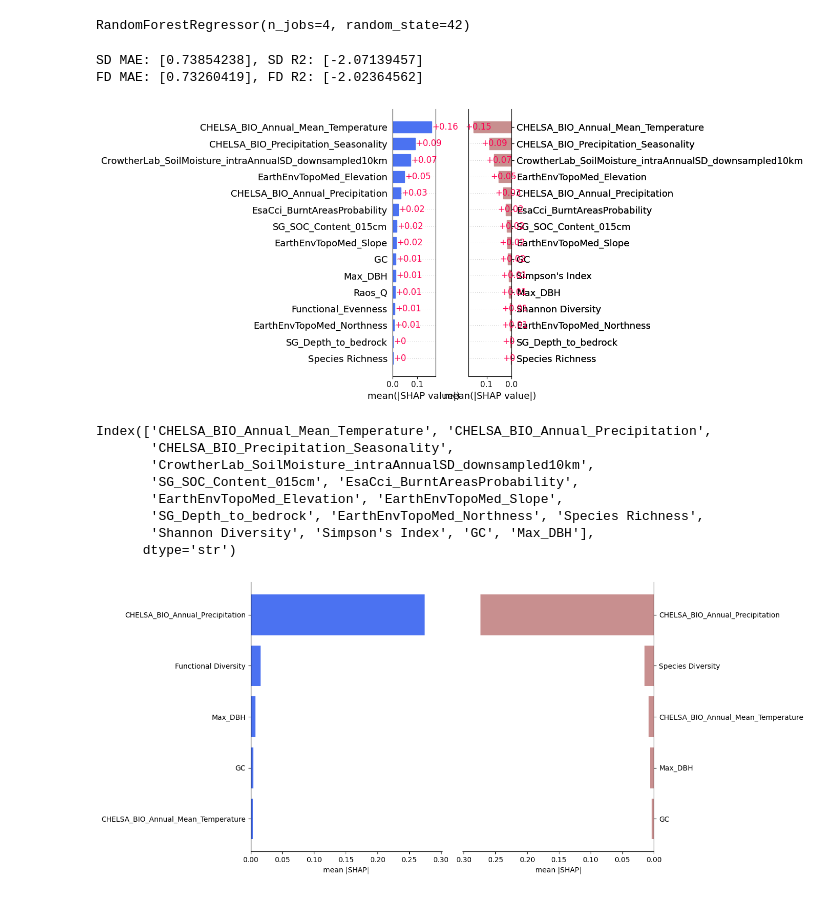
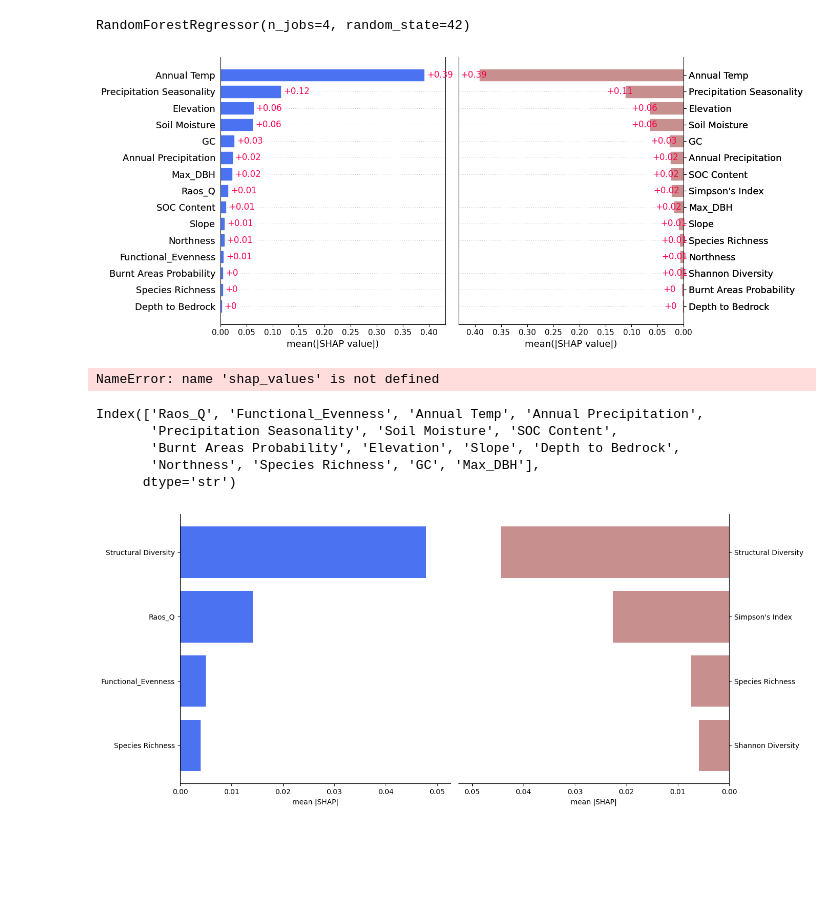
Before and after one commit to qiulinlx/FD_Stability, a Jupyter notebook: eval_notebook2.ipynb, the cells around one changed output. Drawn from its saved outputs; the diff is of its cells as text; code cells hidden in the pictures; blank space fills up the shorter version.

```diff
--- a/eval_notebook2.ipynb
+++ b/eval_notebook2.ipynb
@@ -333,3 +471,3 @@ Species Diversity - MAE: [0.17666572], R²: [0.25558627]
 # %%
-fsub_df=fbiome_dfs['Temperate conifer forests']
-ssub_df=sbiome_dfs['Temperate conifer forests']
+fsub_df=fbiome_dfs['Temperate broadleaf forests']
+ssub_df=sbiome_dfs['Temperate broadleaf forests']
@@ -336,6 +531,6 @@ ssub_df=sbiome_dfs['Temperate conifer forests']
 # %%
-fX_train, fy_train, fX_test, fy_test = train_test_split(fsub_df, 42, 0.2)
-sX_train, sy_train, sX_test, sy_test = train_test_split(ssub_df, 42, 0.2)
+fX_train, fy_train, fX_test, fy_test = train_test_split(fsub_df, 12, 0.4)
+sX_train, sy_train, sX_test, sy_test = train_test_split(ssub_df, 12, 0.4)
 
 # f_cols = ["Raos_Q", "Functional_Evenness", "Species Richness", "WSCI"]  # replace with your columns
 # s_cols = ["Simpson's Index", 'Shannon Diversity', 'Species Richness', 'WSCI']  # replace with your columns
@@ -360,15 +555,6 @@ sd_reg.fit(sX_train, sy_train)
 fd_reg.fit(fX_train, fy_train)
 # %% [output]
 RandomForestRegressor(n_jobs=4, random_state=42)
-# %%
-smae, sr2 = quick_eval(sd_reg, sX_test, sy_test)
-fmae, fr2 = quick_eval(fd_reg, fX_test, fy_test)
-
-print(f"SD MAE: {smae}, SD R2: {sr2}")
-print(f"FD MAE: {fmae}, FD R2: {fr2}")
-# %% [output]
-SD MAE: [0.73854238], SD R2: [-2.07139457]
-FD MAE: [0.73260419], FD R2: [-2.02364562]
 # %%
 from sklearn.inspection import partial_dependence
 import matplotlib.pyplot as plt
@@ -378,30 +564,45 @@ fshap_df, fexplainer, sshap_df, sexplainer = SHAP_plots_v1(
     fd_reg, sd_reg, fX_test, sX_test
 )
 # %% [output]
-[figure, old version]
+[figure, new version]
+# %%
+shap.plots.waterfall(shap_values[sample_ind], max_display=14)
+# %% [output]
+NameError: name 'shap_values' is not defined
 # %%
-sX_test.columns
+fX_test = fX_test.rename(columns={'CHELSA_BIO_Annual_Mean_Temperature': 'Annual Temp', 'CHELSA_BIO_Annual_Precipitation': 'Annual Precipitation',
+       'CHELSA_BIO_Precipitation_Seasonality': 'Precipitation Seasonality',
+       'CrowtherLab_SoilMoisture_intraAnnualSD_downsampled10km': 'Soil Moisture',
+       'SG_SOC_Content_015cm': 'SOC Content', 'EsaCci_BurntAreasProbability': 'Burnt Areas Probability',
+       'EarthEnvTopoMed_Elevation': 'Elevation', 'EarthEnvTopoMed_Slope': 'Slope',
+       'SG_Depth_to_bedrock': 'Depth to Bedrock', 'EarthEnvTopoMed_Northness': 'Northness'})
+
+sX_test = sX_test.rename(columns={'CHELSA_BIO_Annual_Mean_Temperature': 'Annual Temp', 'CHELSA_BIO_Annual_Precipitation': 'Annual Precipitation',
+       'CHELSA_BIO_Precipitation_Seasonality': 'Precipitation Seasonality',
+       'CrowtherLab_SoilMoisture_intraAnnualSD_downsampled10km': 'Soil Moisture',
+       'SG_SOC_Content_015cm': 'SOC Content', 'EsaCci_BurntAreasProbability': 'Burnt Areas Probability',
+       'EarthEnvTopoMed_Elevation': 'Elevation', 'EarthEnvTopoMed_Slope': 'Slope',
+       'SG_Depth_to_bedrock': 'Depth to Bedrock', 'EarthEnvTopoMed_Northness': 'Northness'})
-# %% [output]
-Index(['CHELSA_BIO_Annual_Mean_Temperature', 'CHELSA_BIO_Annual_Precipitation',
-       'CHELSA_BIO_Precipitation_Seasonality',
-       'CrowtherLab_SoilMoisture_intraAnnualSD_downsampled10km',
-       'SG_SOC_Content_015cm', 'EsaCci_BurntAreasProbability',
-       'EarthEnvTopoMed_Elevation', 'EarthEnvTopoMed_Slope',
-       'SG_Depth_to_bedrock', 'EarthEnvTopoMed_Northness', 'Species Richness',
-       'Shannon Diversity', 'Simpson's Index', 'GC', 'Max_DBH'],
-      dtype='str')
+# %%
+fX_test.columns
+# %% [output]
+Index(['Raos_Q', 'Functional_Evenness', 'Annual Temp', 'Annual Precipitation',
+       'Precipitation Seasonality', 'Soil Moisture', 'SOC Content',
+       'Burnt Areas Probability', 'Elevation', 'Slope', 'Depth to Bedrock',
+       'Northness', 'Species Richness', 'GC', 'Max_DBH'],
+      dtype='str')
 # %%
 shap_df_f, explainer_f, shap_df_s, explainer_s = SHAP_plots(
     model_f=fd_reg,
     model_s=sd_reg,
     X_test_f=fX_test,
     X_test_s=sX_test,
-    display_features_f=['CHELSA_BIO_Annual_Mean_Temperature', 'CHELSA_BIO_Annual_Precipitation','GC', 'Max_DBH'],
-    display_features_s=['CHELSA_BIO_Annual_Mean_Temperature', 'CHELSA_BIO_Annual_Precipitation','GC', 'Max_DBH',],
-    sum_features_f=['Raos_Q', 'Functional_Evenness', 'Species Richness'],
-    sum_features_s=['Species Richness','Shannon Diversity', "Simpson's Index"],
-    sum_label_f="Functional Diversity",
-    sum_label_s="Species Diversity"
+    display_features_f=['Raos_Q', 'Functional_Evenness', 'Species Richness'],
+    display_features_s=['Species Richness','Shannon Diversity', "Simpson's Index"],
+    sum_features_f=['GC', 'Max_DBH'],
+    sum_features_s=['GC', 'Max_DBH'],
+    sum_label_f="Structural Diversity",
+    sum_label_s="Structural Diversity"
 )
 # %% [output]
-[figure, old version]
+[figure, new version]
```
Also changed, not shown: parts of 34 cells of this notebook, 11 other files.
